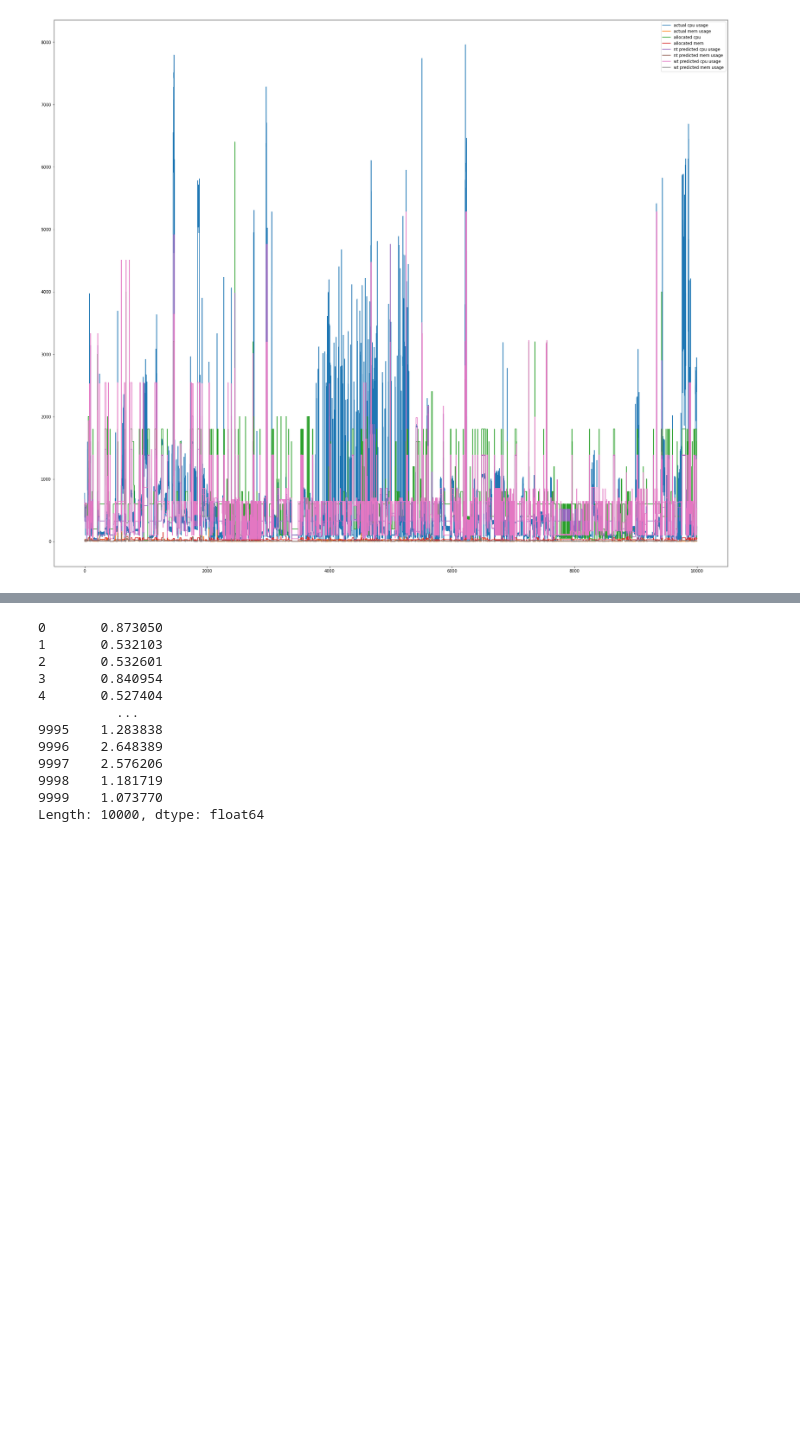
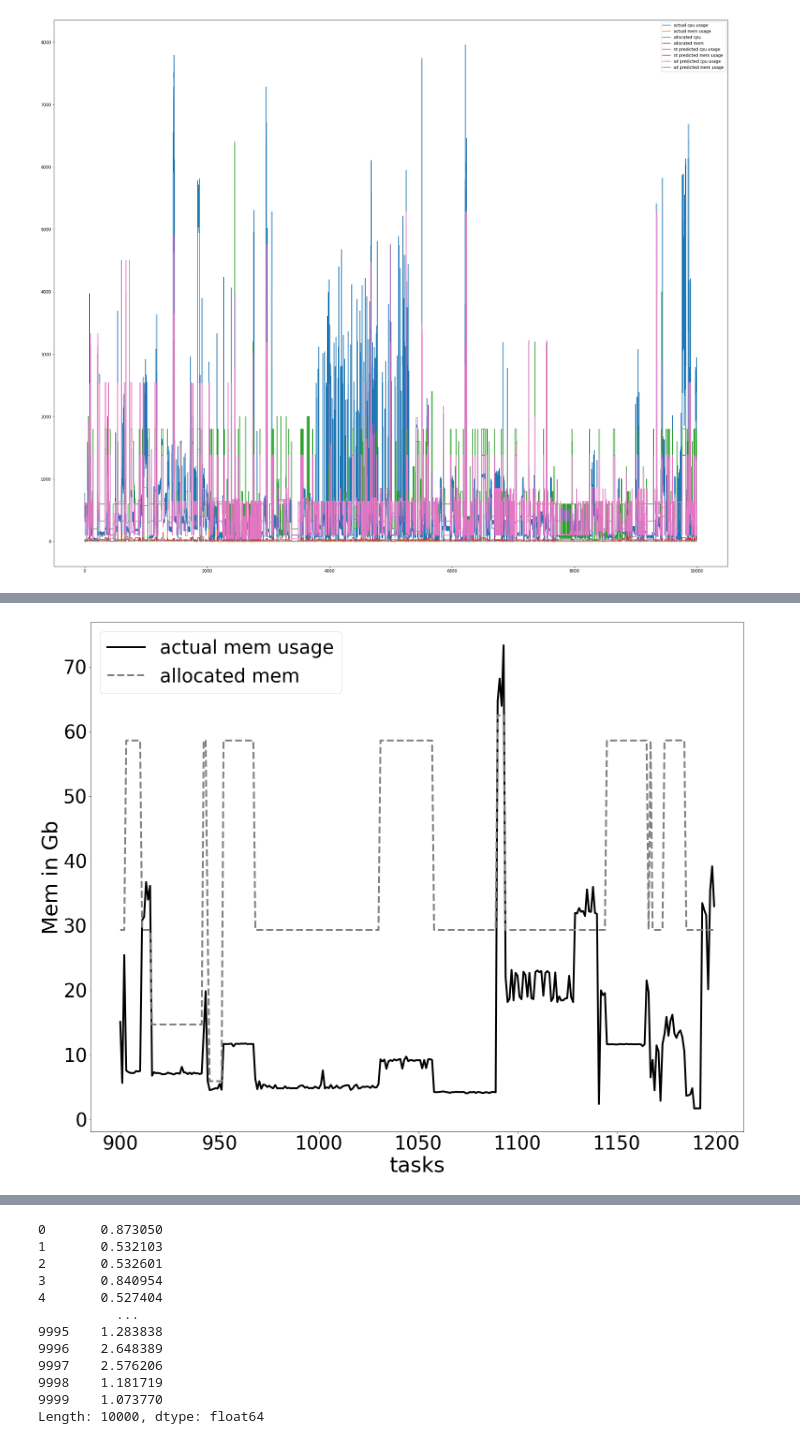
Before and after one commit to MyGodItsFull0fStars/alibaba_clusterdata, a Jupyter notebook: cluster-trace-gpu-v2020/prediction/evaluation/penalty/task_evaluation.ipynb, the cells around one changed output, grey strips where cells are left out. Saved outputs shown, nothing was run; the diff lists cells and outputs as text; code cells hidden in the pictures; blank space fills up the shorter version.

```diff
--- a/cluster-trace-gpu-v2020/prediction/evaluation/penalty/task_evaluation.ipynb
+++ b/cluster-trace-gpu-v2020/prediction/evaluation/penalty/task_evaluation.ipynb
@@ -78 +120,6 @@ plot_df(compare_df, df_columns=['actual cpu usage', 'nt predicted cpu usage', 'w
+# %%
+
+plot_df(rn_compare_df, df_columns=['actual mem usage', 'allocated mem'], start_range=900, end_range=1200, y_label='Mem in Gb')
+# %% [output]
+[figure, added]
 # %%
```
Also changed, not shown: parts of 24 cells of this notebook, 8 other files.
